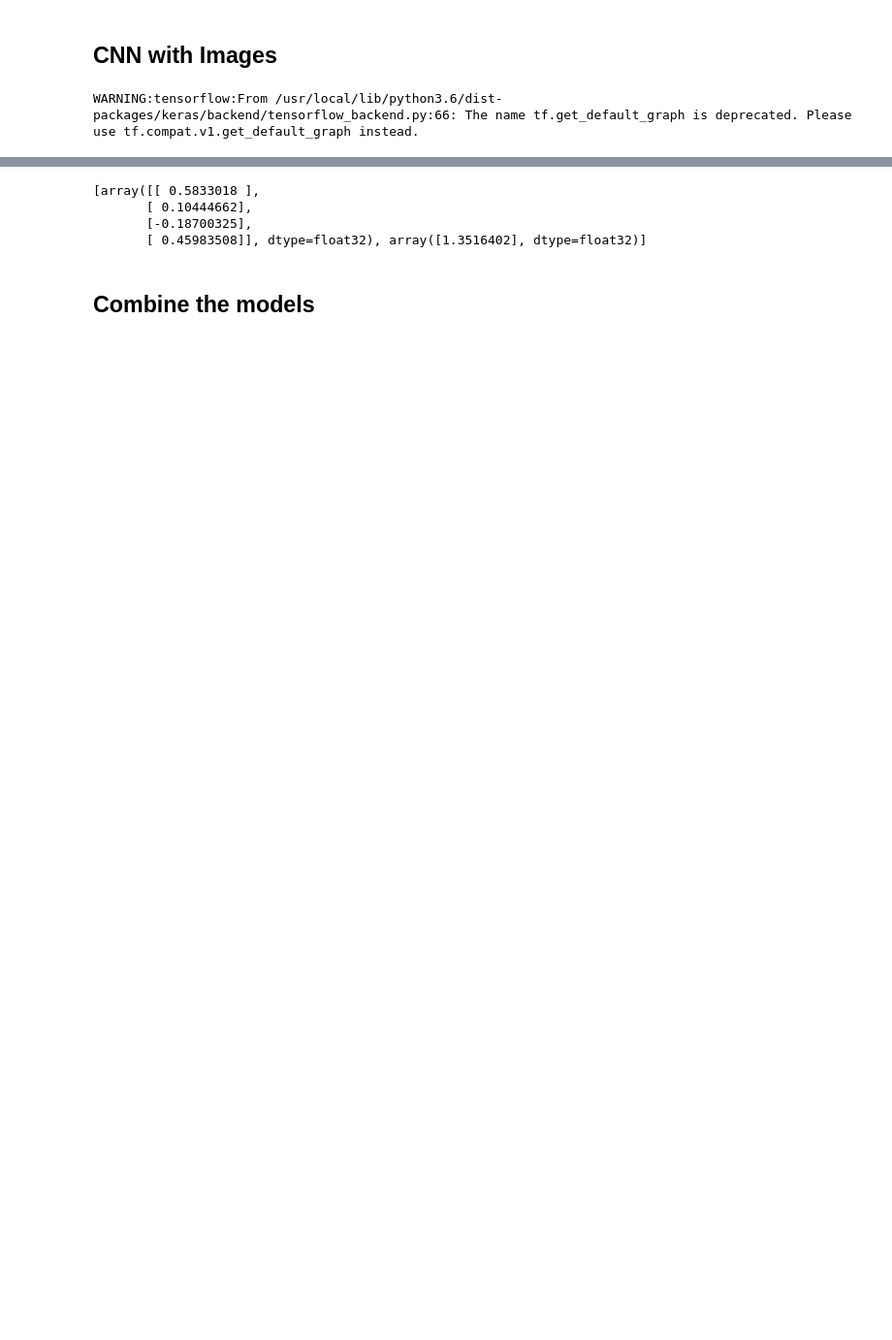
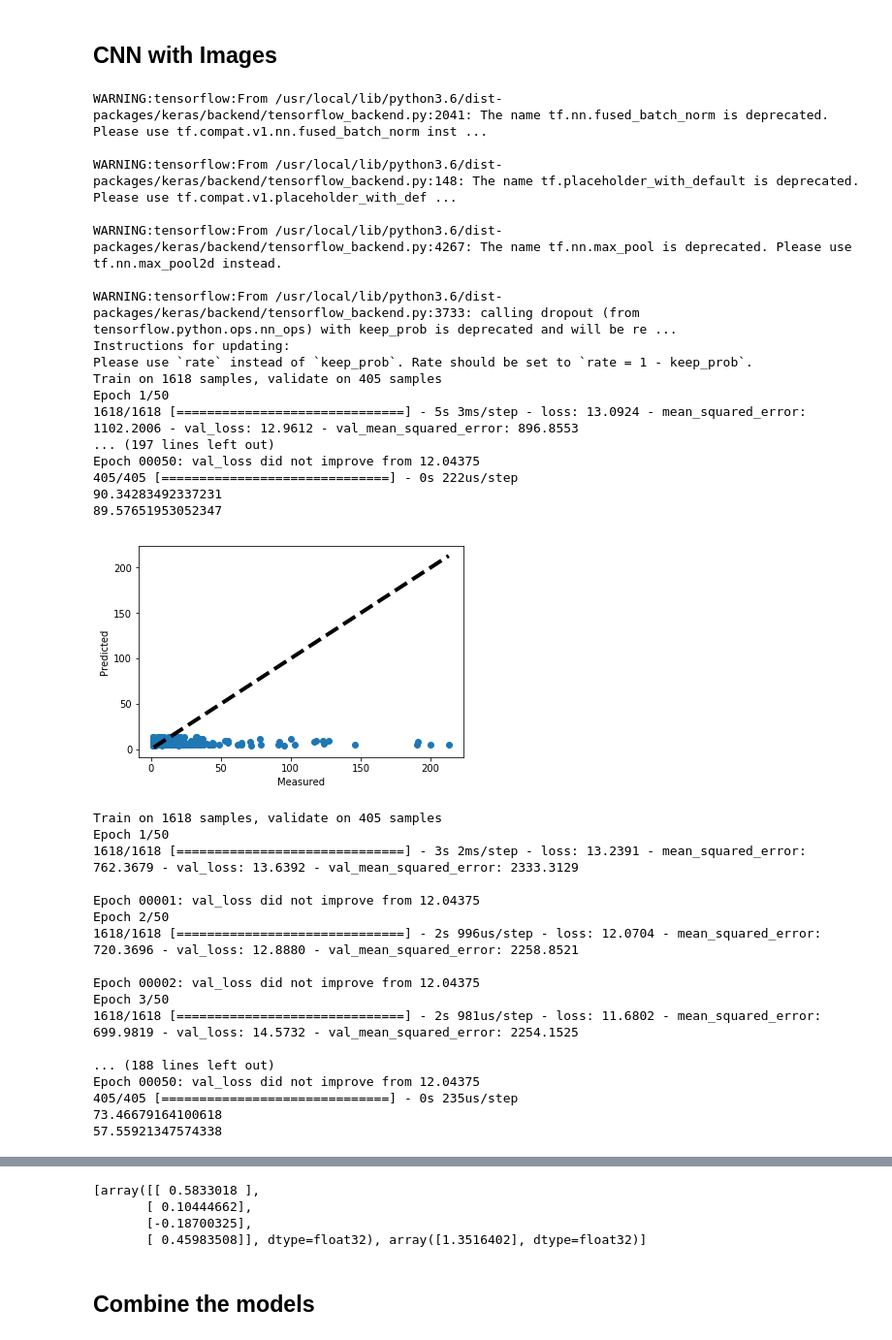
Before and after one commit to lrodrigocareaga/thesis, a Jupyter notebook: MosquitoHybridModel.ipynb, the cells around one changed output, grey strips where cells are left out. Shown at 97% size. Saved outputs shown, nothing was run; the diff lists cells and outputs as text; code cells hidden in the pictures; blank space fills up the shorter version.

```diff
--- a/MosquitoHybridModel.ipynb
+++ b/MosquitoHybridModel.ipynb
@@ -943,7 +960,7 @@ print("Total Time: {} ".format(timeImages)) '''
 # %% [markdown]
 ## CNN with Images
 # %%
-model_checkpoint2 = ModelCheckpoint('RegMos2.h5', verbose=1, save_best_only=True)
+model_checkpoint2 = ModelCheckpoint('RegMosRes.h5', verbose=1, save_best_only=True)
 def create_cnn(width, height, depth, filters=(16,32,64),regress=False):
 
   inputShape = (height, width, depth)
@@ -999,8 +1016,8 @@ def evaluateCNN(images,X,y,imgSize, folds=5, num_epochs=50, batch_size=16, verbo
     X_train = X_train.reshape((X_train.shape[0], imgSize, imgSize, 3))
     X_test = X_test.reshape((X_test.shape[0], imgSize, imgSize, 3))
 
-    model = create_cnn(imgSize, imgSize, 3, regress=True)
-    #model = vgg19Model(imgSize, imgSize, 3)
+    #model = create_cnn(imgSize, imgSize, 3, regress=True)
+    model = vgg19Model(imgSize, imgSize, 3)
     #model = resnet50Model(imgSize, imgSize, 3)
 
     history = model.fit(X_train, y_train,validation_data=(X_test, y_test),
@@ -1030,6 +1047,40 @@ def evaluateCNN(images,X,y,imgSize, folds=5, num_epochs=50, batch_size=16, verbo
   return model, model_history, all_scores
 # %%
 #model2, model_history2, all_scores2 = evaluateCNN(images,X,y, 64, folds=3, num_epochs=3, batch_size=16, verbose=True)
-model2, model_history2, all_scores2 = evaluateCNN(images,X,y,32)
+model2, model_history2, all_scores2 = evaluateCNN(images,X,y,64)
 # %% [output]
-WARNING:tensorflow:From /usr/local/lib/python3.6/dist-packages/keras/backend/tensorflow_backend.py:66: The name tf.get_default_graph is deprecated. Please use tf.compat.v1.get_default_graph instead.
+WARNING:tensorflow:From /usr/local/lib/python3.6/dist-packages/keras/backend/tensorflow_backend.py:2041: The name tf.nn.fused_batch_norm is deprecated. Please use tf.compat.v1.nn.fused_batch_norm inst ...
+
+WARNING:tensorflow:From /usr/local/lib/python3.6/dist-packages/keras/backend/tensorflow_backend.py:148: The name tf.placeholder_with_default is deprecated. Please use tf.compat.v1.placeholder_with_def ...
+
+WARNING:tensorflow:From /usr/local/lib/python3.6/dist-packages/keras/backend/tensorflow_backend.py:4267: The name tf.nn.max_pool is deprecated. Please use tf.nn.max_pool2d instead.
+
+WARNING:tensorflow:From /usr/local/lib/python3.6/dist-packages/keras/backend/tensorflow_backend.py:3733: calling dropout (from tensorflow.python.ops.nn_ops) with keep_prob is deprecated and will be re ...
+Instructions for updating:
+Please use `rate` instead of `keep_prob`. Rate should be set to `rate = 1 - keep_prob`.
+Train on 1618 samples, validate on 405 samples
+Epoch 1/50
+1618/1618 [==============================] - 5s 3ms/step - loss: 13.0924 - mean_squared_error: 1102.2006 - val_loss: 12.9612 - val_mean_squared_error: 896.8553
+... (197 lines left out)
+Epoch 00050: val_loss did not improve from 12.04375
+405/405 [==============================] - 0s 222us/step
+90.34283492337231
+89.57651953052347
+[figure, added]
+Train on 1618 samples, validate on 405 samples
+Epoch 1/50
+1618/1618 [==============================] - 3s 2ms/step - loss: 13.2391 - mean_squared_error: 762.3679 - val_loss: 13.6392 - val_mean_squared_error: 2333.3129
+
+Epoch 00001: val_loss did not improve from 12.04375
+Epoch 2/50
+1618/1618 [==============================] - 2s 996us/step - loss: 12.0704 - mean_squared_error: 720.3696 - val_loss: 12.8880 - val_mean_squared_error: 2258.8521
+
+Epoch 00002: val_loss did not improve from 12.04375
+Epoch 3/50
+1618/1618 [==============================] - 2s 981us/step - loss: 11.6802 - mean_squared_error: 699.9819 - val_loss: 14.5732 - val_mean_squared_error: 2254.1525
+
+... (188 lines left out)
+Epoch 00050: val_loss did not improve from 12.04375
+405/405 [==============================] - 0s 235us/step
+73.46679164100618
+57.55921347574338
```
Also changed, not shown: parts of 29 cells of this notebook.
